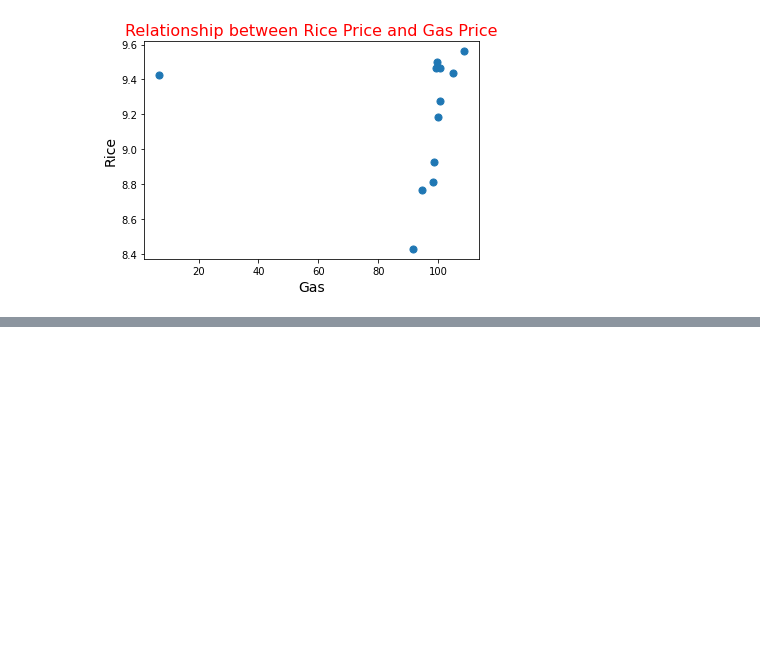
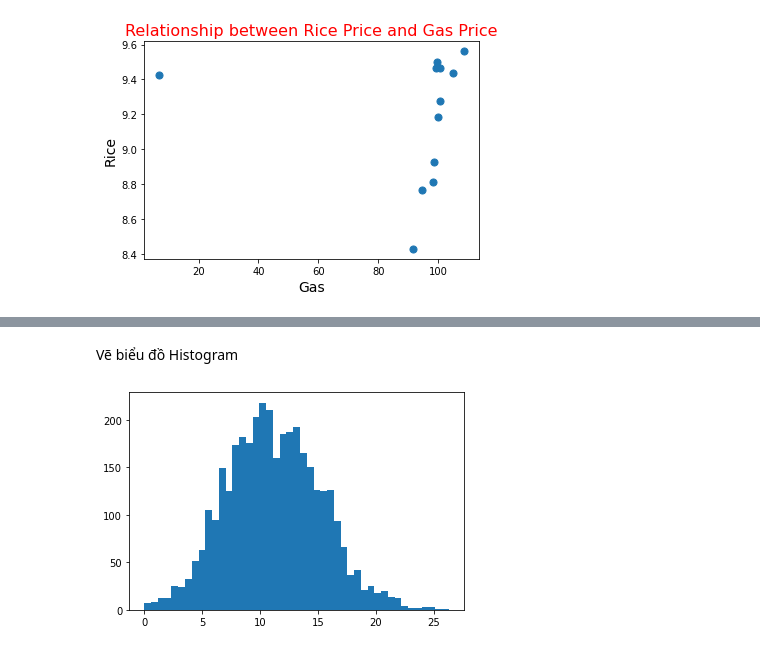
Before and after one commit to mark3000-010701/Dataanalyst, a Jupyter notebook: Thực_hành_Data_Visualization_1'_.ipynb, the cells around one changed output, grey strips where cells are left out. Drawn from its saved outputs; the diff is of its cells as text; code cells hidden in the pictures; blank space fills up the shorter version.

```diff
--- a/Thực_hành_Data_Visualization_1'_.ipynb
+++ b/Thực_hành_Data_Visualization_1'_.ipynb
@@ -71,0 +77,2 @@ plt.show()
+# %%
+df = pd.read_csv("https://s3.ap-southeast-1.amazonaws.com/learn.codegym.vn/media/public/2022/02/16091503/daily-min-temperatures.csv")
@@ -71,0 +93,7 @@ plt.show()
+# %% [markdown]
+Vẽ biểu đồ Histogram
+# %%
+plt.hist(df['Temp'], bins = 45)
+plt.show()
+# %% [output]
+[figure, added]
```
Also changed, not shown: parts of 9 cells of this notebook.
